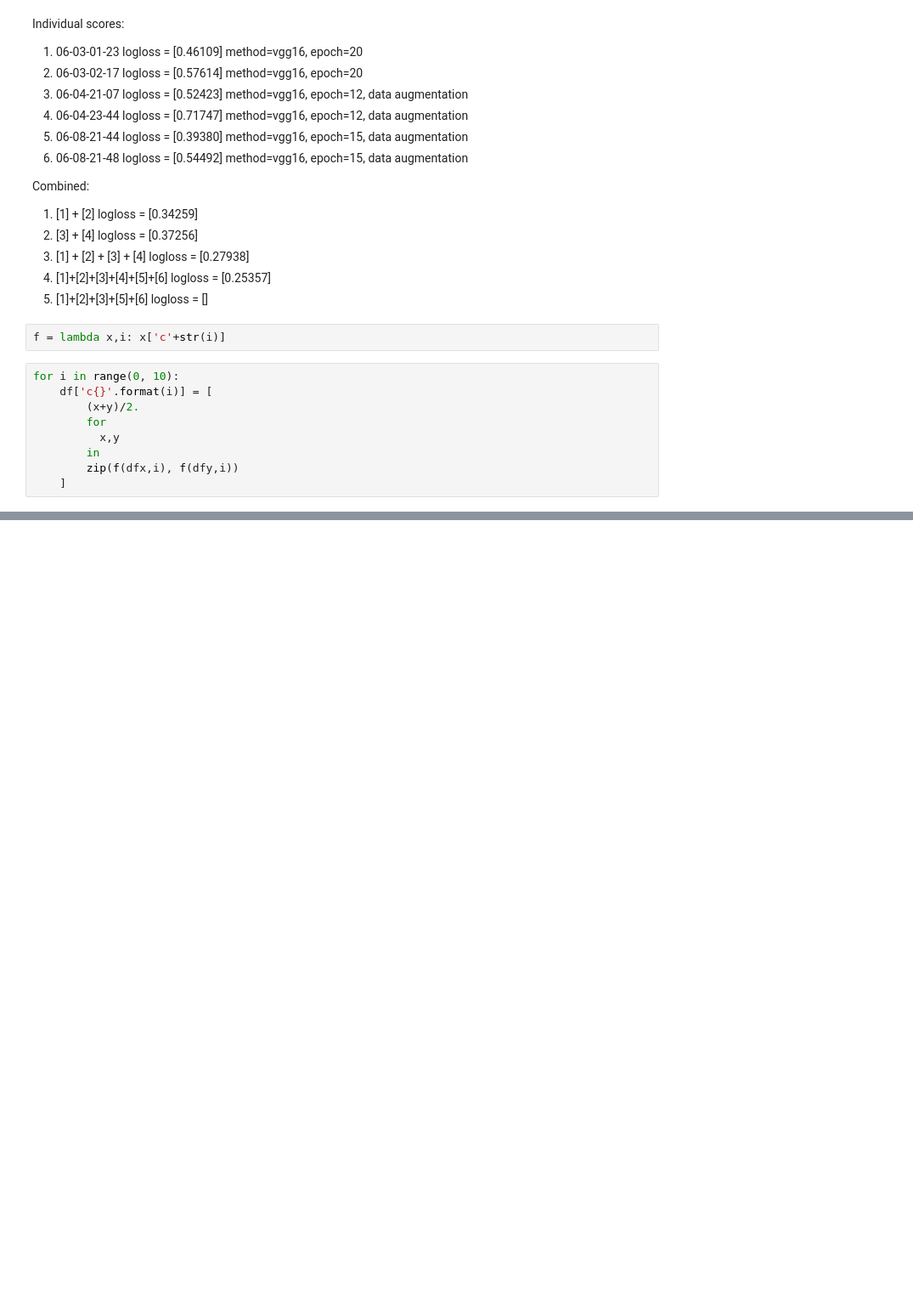
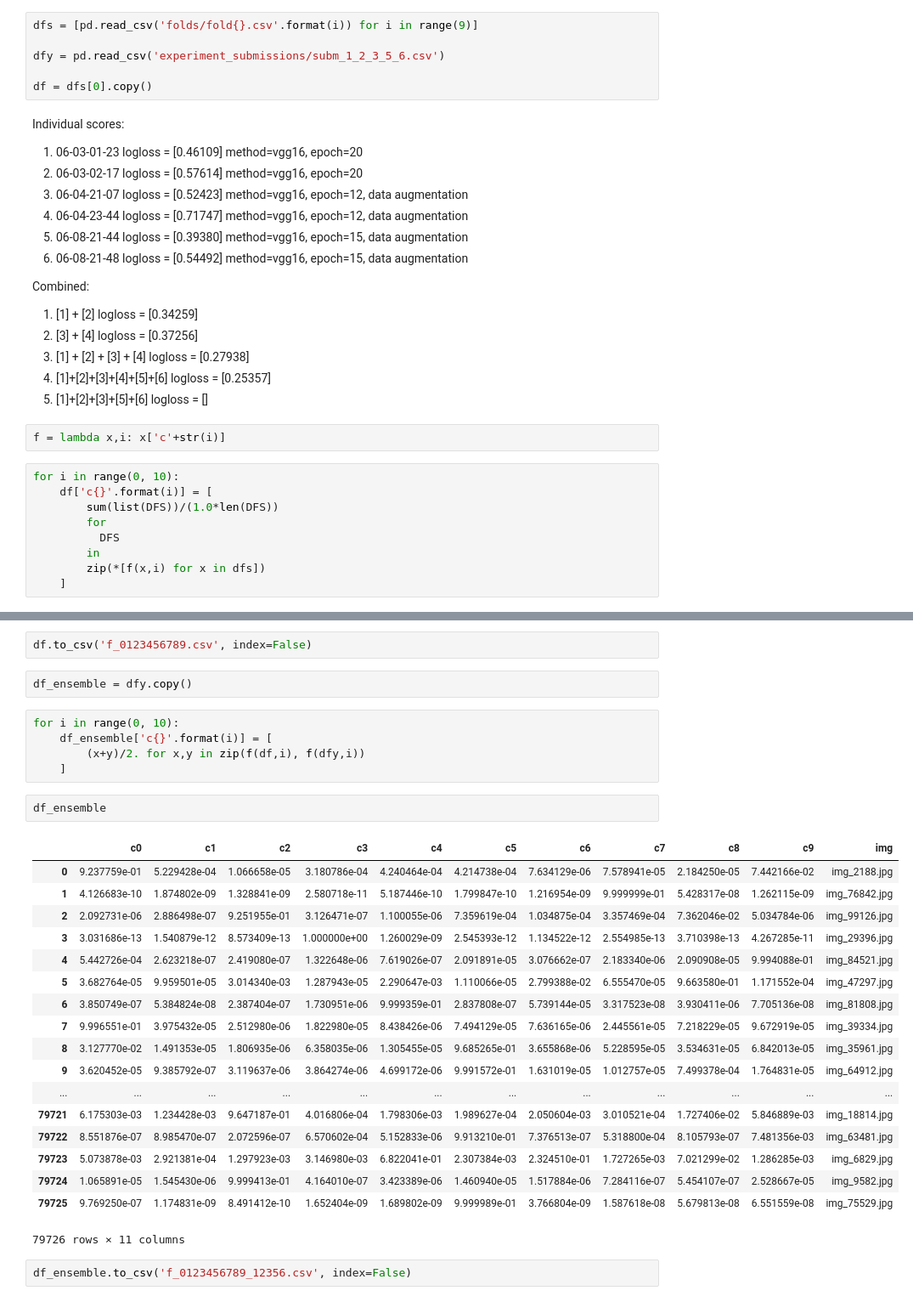
Before and after one commit to CasvandenBogaard/state-farm, a Jupyter notebook: submissions/ensembling.ipynb, the cells around one changed output, grey strips where cells are left out. Shown: that part at 85% size. Cells and saved outputs as stored; diff of their text form; blank space fills up the shorter version.

Commit message:
More submissions

```diff
--- a/submissions/ensembling.ipynb
+++ b/submissions/ensembling.ipynb
@@ -12,3 +3,9 @@ df = df0.copy()
+# %%
+dfs = [pd.read_csv('folds/fold{}.csv'.format(i)) for i in range(9)]
+
+dfy = pd.read_csv('experiment_submissions/subm_1_2_3_5_6.csv')
+
+df = dfs[0].copy()
 # %% [markdown]
 Individual scores:
  1. 06-03-01-23    logloss = [0.46109]  method=vgg16, epoch=20
@@ -29,9 +26,9 @@ f = lambda x,i: x['c'+str(i)]
 # %%
 for i in range(0, 10):
     df['c{}'.format(i)] = [
-        (x+y)/2.
+        sum(list(DFS))/(1.0*len(DFS))
         for
-          x,y
+          DFS
         in
-        zip(f(dfx,i), f(dfy,i))
+        zip(*[f(x,i) for x in dfs])
     ]
@@ -41,0 +56,32 @@ df
+# %%
+df.to_csv('f_0123456789.csv', index=False)
+# %%
+df_ensemble = dfy.copy()
+# %%
+for i in range(0, 10):
+    df_ensemble['c{}'.format(i)] = [
+        (x+y)/2. for x,y in zip(f(df,i), f(dfy,i))
+    ]
+# %%
+df_ensemble
+# %% [output]
+|  | c0 | c1 | c2 | c3 | c4 | c5 | c6 | c7 | c8 | c9 | img |
+| 0 | 9.237759e-01 | 5.229428e-04 | 1.066658e-05 | 3.180786e-04 | 4.240464e-04 | 4.214738e-04 | 7.634129e-06 | 7.578941e-05 | 2.184250e-05 | 7.442166e-02 | img_2188.jpg |
+| 1 | 4.126683e-10 | 1.874802e-09 | 1.328841e-09 | 2.580718e-11 | 5.187446e-10 | 1.799847e-10 | 1.216954e-09 | 9.999999e-01 | 5.428317e-08 | 1.262115e-09 | img_76842.jpg |
+| 2 | 2.092731e-06 | 2.886498e-07 | 9.251955e-01 | 3.126471e-07 | 1.100055e-06 | 7.359619e-04 | 1.034875e-04 | 3.357469e-04 | 7.362046e-02 | 5.034784e-06 | img_99126.jpg |
+| 3 | 3.031686e-13 | 1.540879e-12 | 8.573409e-13 | 1.000000e+00 | 1.260029e-09 | 2.545393e-12 | 1.134522e-12 | 2.554985e-13 | 3.710398e-13 | 4.267285e-11 | img_29396.jpg |
+| 4 | 5.442726e-04 | 2.623218e-07 | 2.419080e-07 | 1.322648e-06 | 7.619026e-07 | 2.091891e-05 | 3.076662e-07 | 2.183340e-06 | 2.090908e-05 | 9.994088e-01 | img_84521.jpg |
+| 5 | 3.682764e-05 | 9.959501e-05 | 3.014340e-03 | 1.287943e-05 | 2.290647e-03 | 1.110066e-05 | 2.799388e-02 | 6.555470e-05 | 9.663580e-01 | 1.171552e-04 | img_47297.jpg |
+| 6 | 3.850749e-07 | 5.384824e-08 | 2.387404e-07 | 1.730951e-06 | 9.999359e-01 | 2.837808e-07 | 5.739144e-05 | 3.317523e-08 | 3.930411e-06 | 7.705136e-08 | img_81808.jpg |
+| 7 | 9.996551e-01 | 3.975432e-05 | 2.512980e-06 | 1.822980e-05 | 8.438426e-06 | 7.494129e-05 | 7.636165e-06 | 2.445561e-05 | 7.218229e-05 | 9.672919e-05 | img_39334.jpg |
+| 8 | 3.127770e-02 | 1.491353e-05 | 1.806935e-06 | 6.358035e-06 | 1.305455e-05 | 9.685265e-01 | 3.655868e-06 | 5.228595e-05 | 3.534631e-05 | 6.842013e-05 | img_35961.jpg |
+| 9 | 3.620452e-05 | 9.385792e-07 | 3.119637e-06 | 3.864274e-06 | 4.699172e-06 | 9.991572e-01 | 1.631019e-05 | 1.012757e-05 | 7.499378e-04 | 1.764831e-05 | img_64912.jpg |
+| ... | ... | ... | ... | ... | ... | ... | ... | ... | ... | ... | ... |
+| 79721 | 6.175303e-03 | 1.234428e-03 | 9.647187e-01 | 4.016806e-04 | 1.798306e-03 | 1.989627e-04 | 2.050604e-03 | 3.010521e-04 | 1.727406e-02 | 5.846889e-03 | img_18814.jpg |
+| 79722 | 8.551876e-07 | 8.985470e-07 | 2.072596e-07 | 6.570602e-04 | 5.152833e-06 | 9.913210e-01 | 7.376513e-07 | 5.318800e-04 | 8.105793e-07 | 7.481356e-03 | img_63481.jpg |
+| 79723 | 5.073878e-03 | 2.921381e-04 | 1.297923e-03 | 3.146980e-03 | 6.822041e-01 | 2.307384e-03 | 2.324510e-01 | 1.727265e-03 | 7.021299e-02 | 1.286285e-03 | img_6829.jpg |
+| 79724 | 1.065891e-05 | 1.545430e-06 | 9.999413e-01 | 4.164010e-07 | 3.423389e-06 | 1.460940e-05 | 1.517884e-06 | 7.284116e-07 | 5.454107e-07 | 2.528667e-05 | img_9582.jpg |
+| 79725 | 9.769250e-07 | 1.174831e-09 | 8.491412e-10 | 1.652404e-09 | 1.689802e-09 | 9.999989e-01 | 3.766804e-09 | 1.587618e-08 | 5.679813e-08 | 6.551559e-08 | img_75529.jpg |
+79726 rows × 11 columns
+# %%
+df_ensemble.to_csv('f_0123456789_12356.csv', index=False)
```
Also changed, not shown: parts of 3 cells of this notebook, 13 other files.
